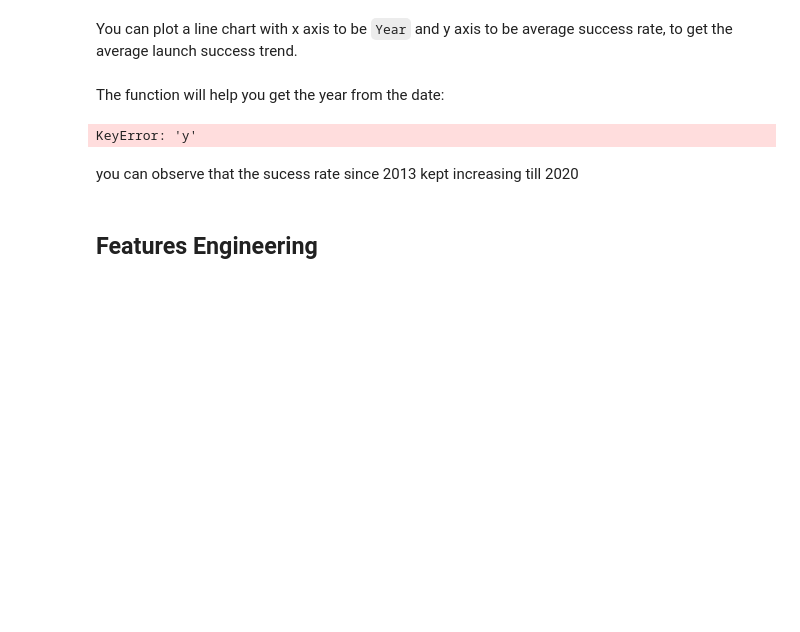
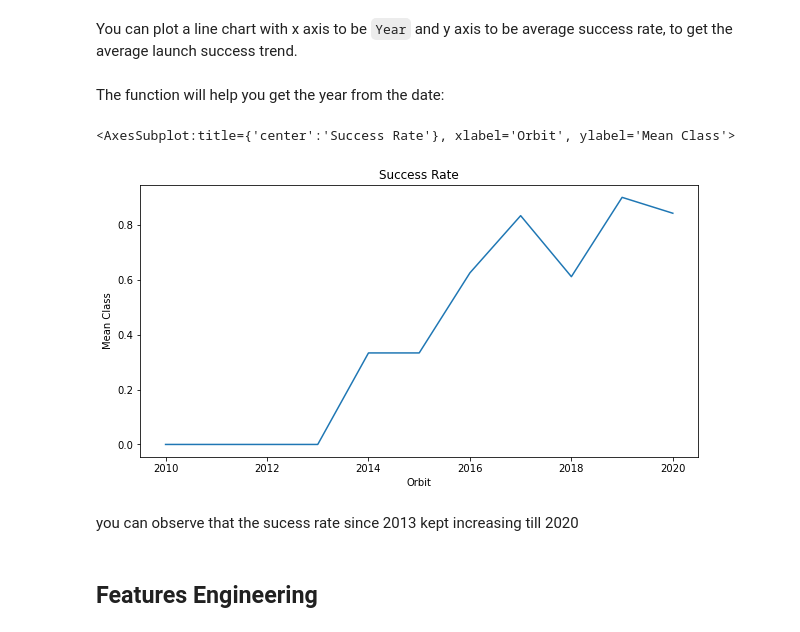
Before and after one commit to zakia16/IBM-DataScience-Capstone, a Jupyter notebook: EDA using Visualization.ipynb, the cells around one changed output. Cells and saved outputs as stored; diff of their text form; code cells hidden in the pictures; blank space fills up the shorter version.

```diff
--- a/EDA using Visualization.ipynb
+++ b/EDA using Visualization.ipynb
@@ -166,13 +166,14 @@ def Extract_year(date):
     return year
 # %%
 # Plot a line chart with x axis to be the extracted year and y axis to be the success rate
-y =  Extract_year(df['Date'])
+#y =  Extract_year(df['Date'])
 df['year'] = pd.DatetimeIndex(df['Date']).year
 #df.head()
-dfg = df.groupby(df['y'])["Class"].mean()
+dfg = df.groupby('year')["Class"].mean()
 dfg.plot(kind='line', title='Success Rate', ylabel='Mean Class', xlabel='Orbit', figsize=(10, 5))
 # %% [output]
-KeyError: 'y'
+<AxesSubplot:title={'center':'Success Rate'}, xlabel='Orbit', ylabel='Mean Class'>
+[figure, added]
 # %% [markdown]
 you can observe that the sucess rate since 2013 kept increasing till 2020
 # %% [markdown]
```
Also changed, not shown: parts of 3 cells of this notebook.
